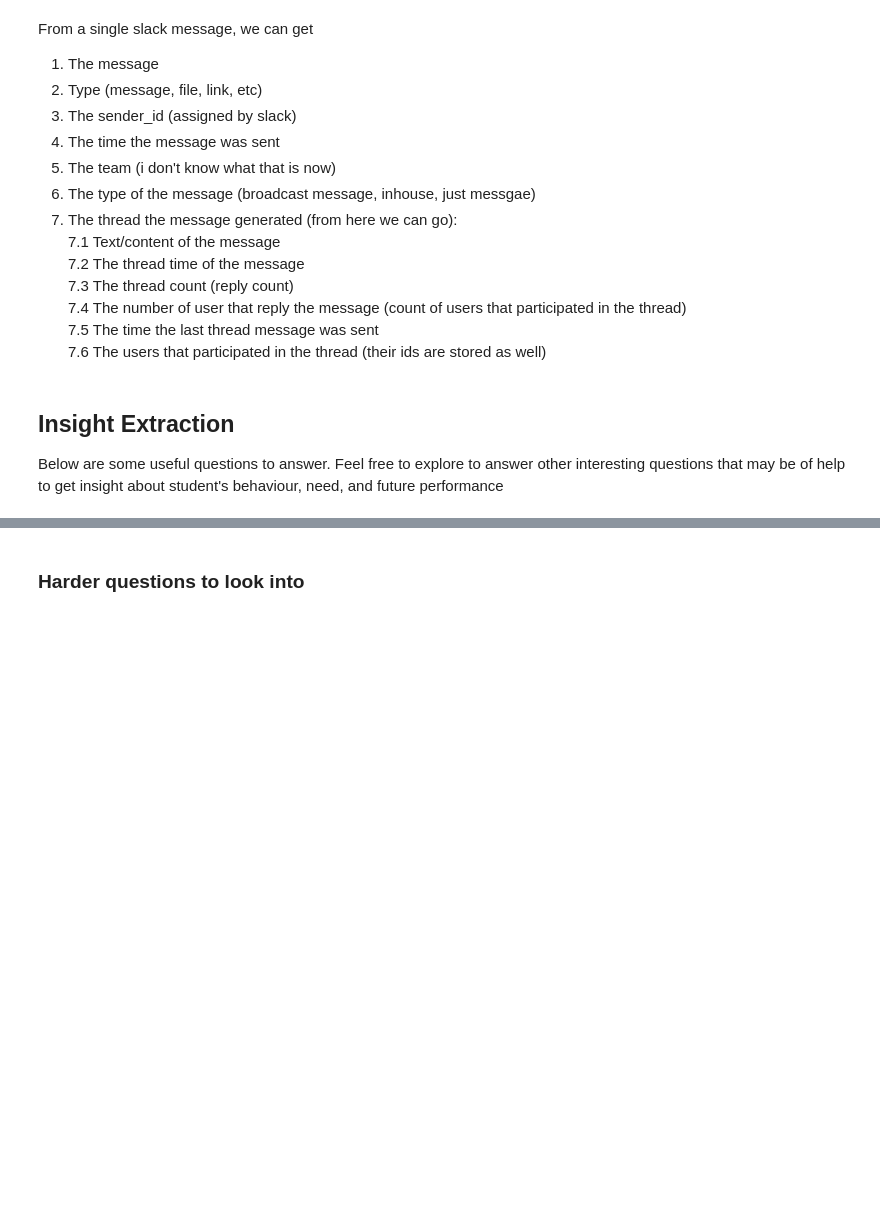
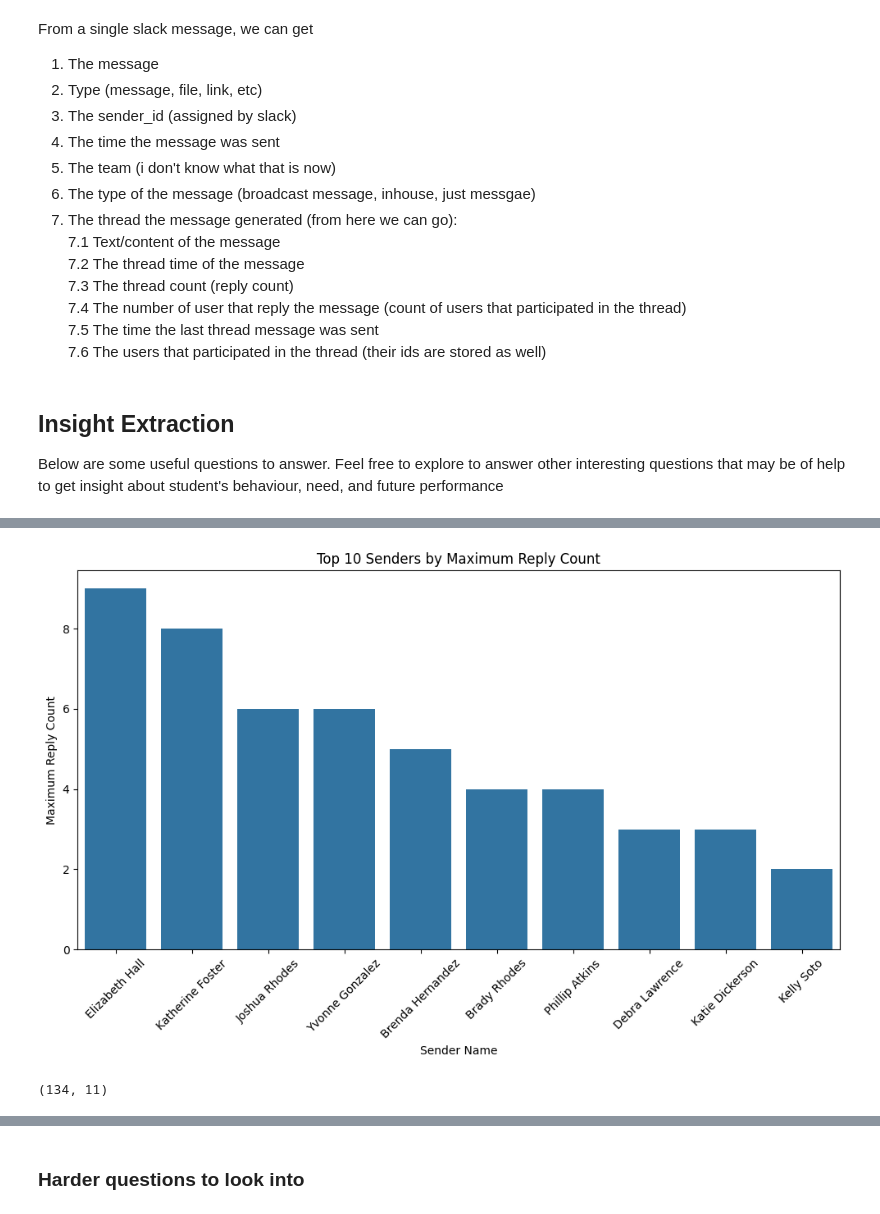
Before and after one commit to mekdes975/network_analysis, a Jupyter notebook: notebooks/parse_slack_data.ipynb, the cells around one changed output, grey strips where cells are left out. Cells and saved outputs as stored; diff of their text form; code cells hidden in the pictures; blank space fills up the shorter version.

```diff
--- a/notebooks/parse_slack_data.ipynb
+++ b/notebooks/parse_slack_data.ipynb
@@ -116,0 +229,9 @@ NameError: name 'channels' is not defined
+# %%
+# histogram plot for bottom_10_users
+top_10_senders_eda(df)
+# %% [output]
+[figure, added]
+# %%
+df.shape
+# %% [output]
+(134, 11)
```
Also changed, not shown: parts of 25 cells of this notebook.
